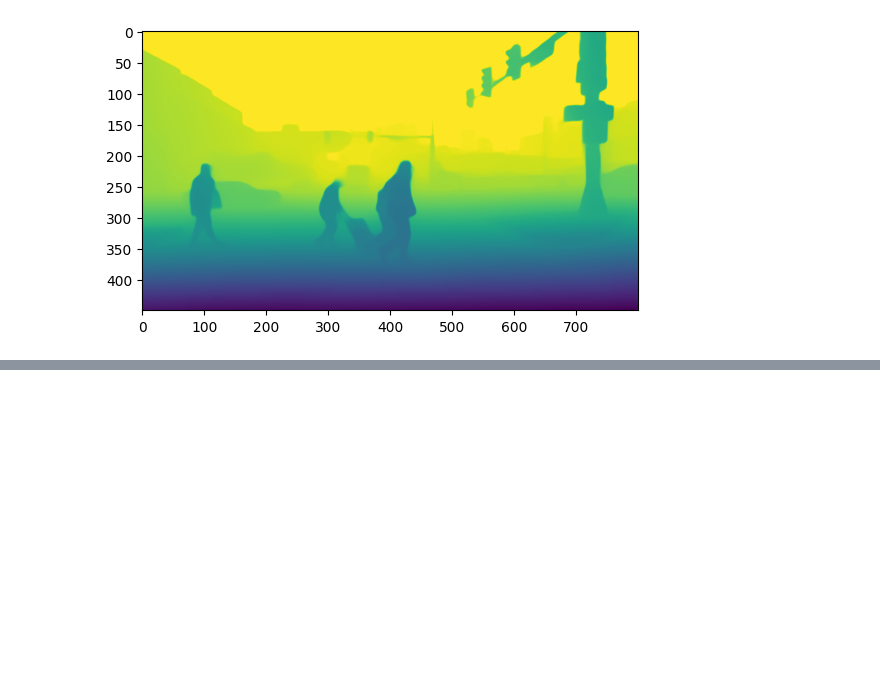
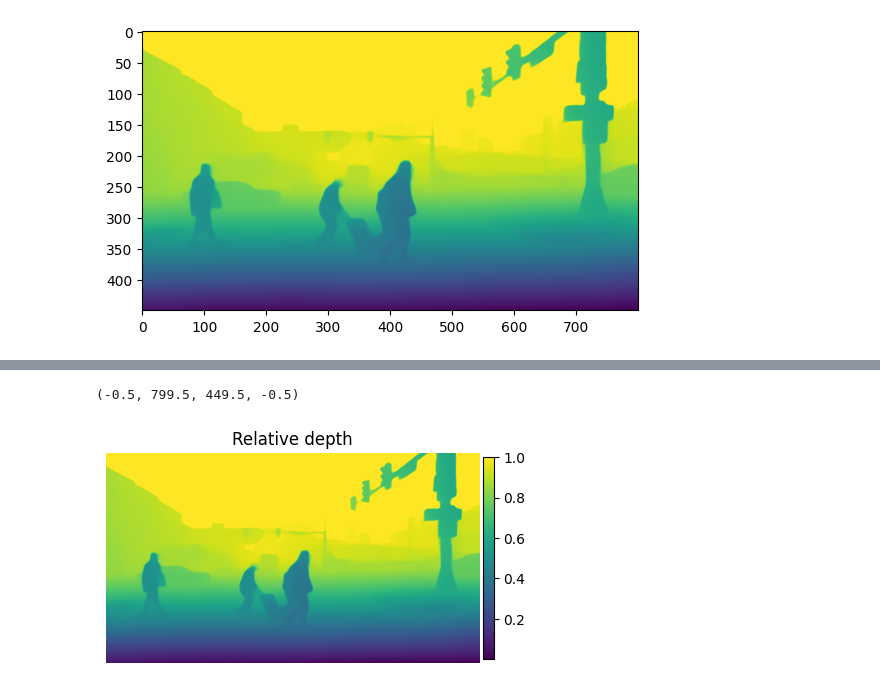
Before and after one commit to Raessan/Radar-camera-fusion, a Jupyter notebook: algorithm/sample_inference.ipynb, the cells around one changed output, grey strips where cells are left out. Saved outputs shown, nothing was run; the diff lists cells and outputs as text; code cells hidden in the pictures; blank space fills up the shorter version.

```diff
--- a/algorithm/sample_inference.ipynb
+++ b/algorithm/sample_inference.ipynb
@@ -120,0 +186,13 @@ plt.imshow(rel_depth, cmap='viridis')
+# %%
+# PLOT RELATIVE DEPTHMAP
+# Init axes.
+fig, ax = plt.subplots(1, 1, figsize=(5, 10))
+# Radar plot
+ax.set_title('Relative depth')
+plot_reldepth = ax.imshow(rel_depth, alpha=1.0)
+fig.colorbar(plot_reldepth, ax=ax, fraction=0.026, pad=0.01)
+ax.axis('off')
+#ax[0].figure.colorbar(rel_depth, ax=ax[0], label='Depth')
+# %% [output]
+(-0.5, 799.5, 449.5, -0.5)
+[figure, added]
```
Also changed, not shown: parts of 11 cells of this notebook, 3 other files.
